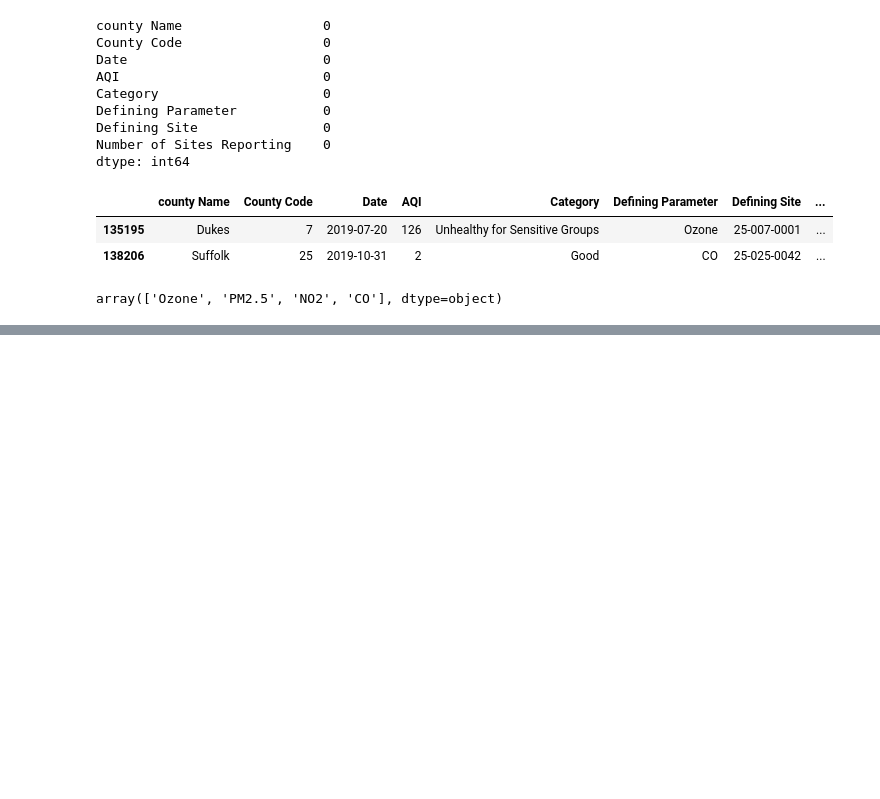
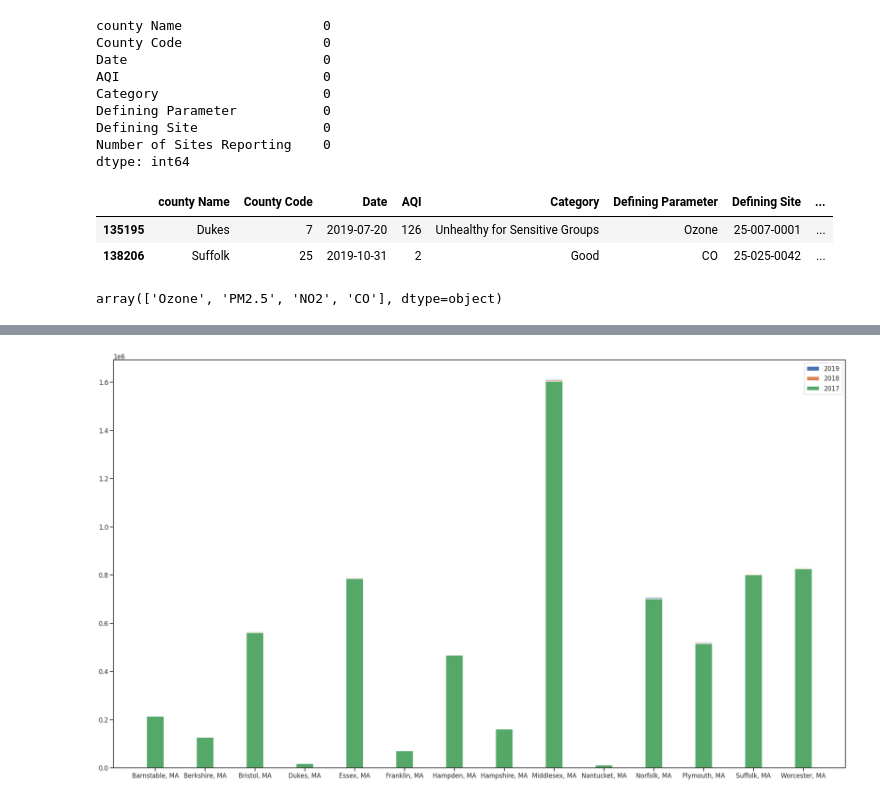
Before and after one commit to willkchan/Pollution-Forecast, a Jupyter notebook: src/preparation/Data_Wrangling2.ipynb, the cells around one changed output, grey strips where cells are left out. Drawn from its saved outputs; the diff is of its cells as text; code cells hidden in the pictures; blank space fills up the shorter version.

```diff
--- a/src/preparation/Data_Wrangling2.ipynb
+++ b/src/preparation/Data_Wrangling2.ipynb
@@ -138,0 +302,15 @@ array(['Ozone', 'PM2.5', 'NO2', 'CO'], dtype=object)
+# %%
+width = 0.35 # the width of the bars
+fig, ax = plt.subplots(figsize=(35,20))
+
+recs1 = ax.bar(mass_pop.GeoName, mass_pop['2019'], width, label='2019')
+recs2 = ax.bar(mass_pop.GeoName, mass_pop['2018'], width, label='2018')
+recs3 = ax.bar(mass_pop.GeoName, mass_pop['2017'], width, label='2017')
+
+ax.legend()
+plt.show()
+
+# middlesex has highest personal income since it has largest pop over other counties
+# populaitons seem to not very much in past 3 years; makes sense
+# %% [output]
+[figure, added]
```
Also changed, not shown: parts of 14 cells of this notebook.
